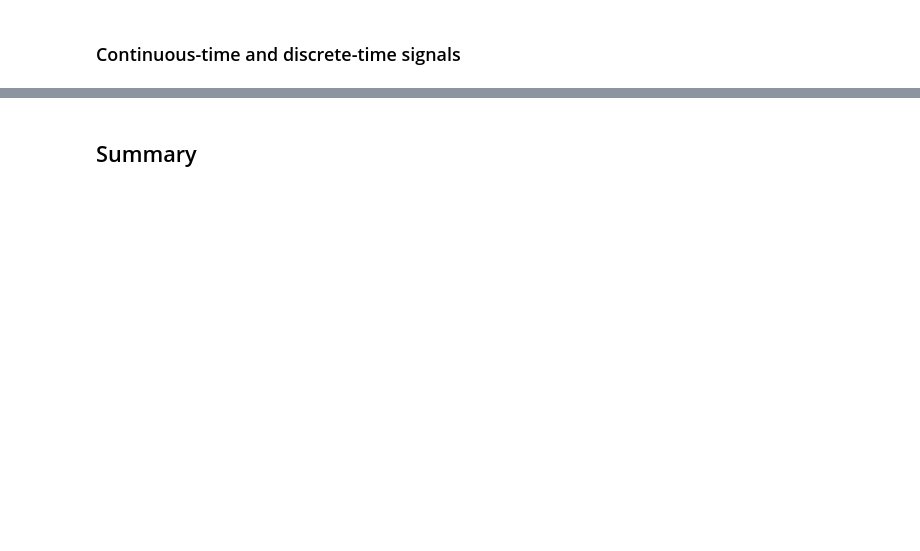
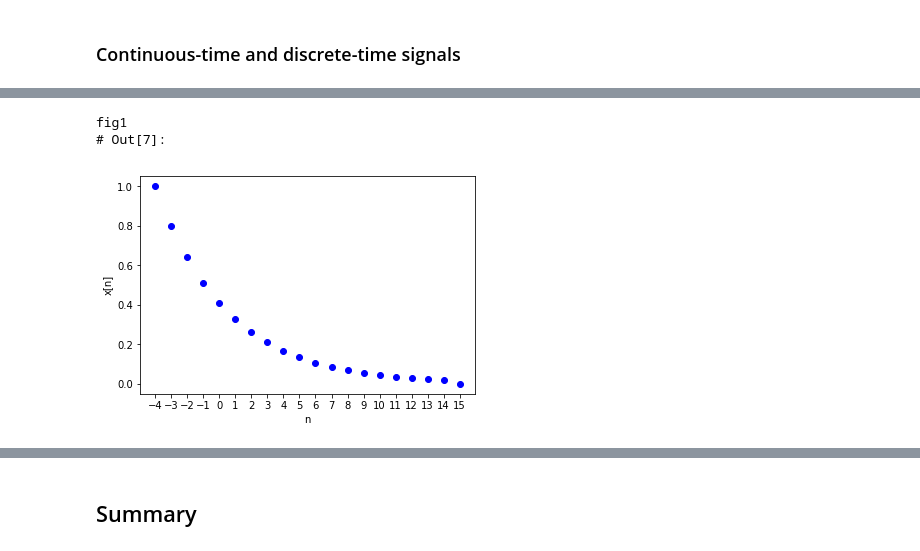
Before and after one commit to stevand/W20-CHE573, a Jupyter notebook: 01-intro.ipynb, the cells around one changed output, grey strips where cells are left out. Saved outputs shown, nothing was run; the diff lists cells and outputs as text; code cells hidden in the pictures; blank space fills up the shorter version.

```diff
--- a/01-intro.ipynb
+++ b/01-intro.ipynb
@@ -25,0 +34,31 @@ where $y(t)$ is the measured signal, $x(t)$ denotes the true value of the signal
+# %%
+import pycse.orgmode as org
+%matplotlib inline
+import matplotlib.pyplot as plt
+import numpy as np
+import math
+
+
+n=np.linspace(-4,16,20)
+x=np.zeros(len(n))
+
+for i in range (0,len(n)-1):
+      if i >= 0:
+        x[i]=math.pow(0.8,i)
+      else:
+        x[i]=0
+
+plt.xlabel('n')
+plt.ylabel('x[n]')
+plt.xticks(np.arange(-4, 16, step=1))
+plt.plot(np.arange(-4, 16, 1),x,'bo')
+
+org.figure(plt.savefig('./FiguresCHE573/figure1.png'),name='fig1',
+           caption='Graphical representation of signal x(n) containing {} points'.format(len(x)),
+           attributes=[('LATEX', ':width 3in'),
+                       ('HTML', ':width 300'),
+                       ('ORG', ':width 300')])
+# %% [output]
+fig1
+# Out[7]:
+[figure, added]
```
Also changed, not shown: parts of 26 cells of this notebook, 4 other files.
